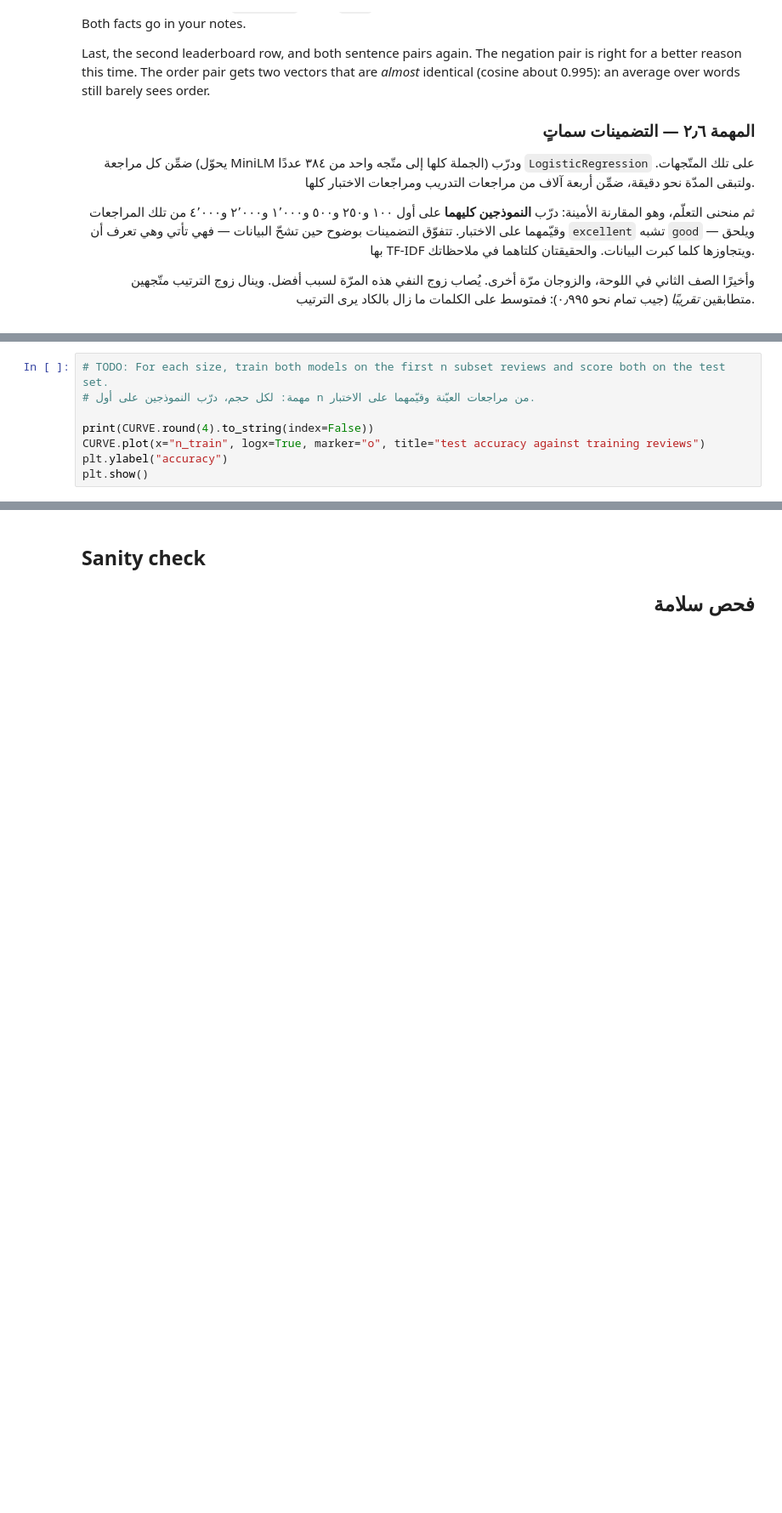
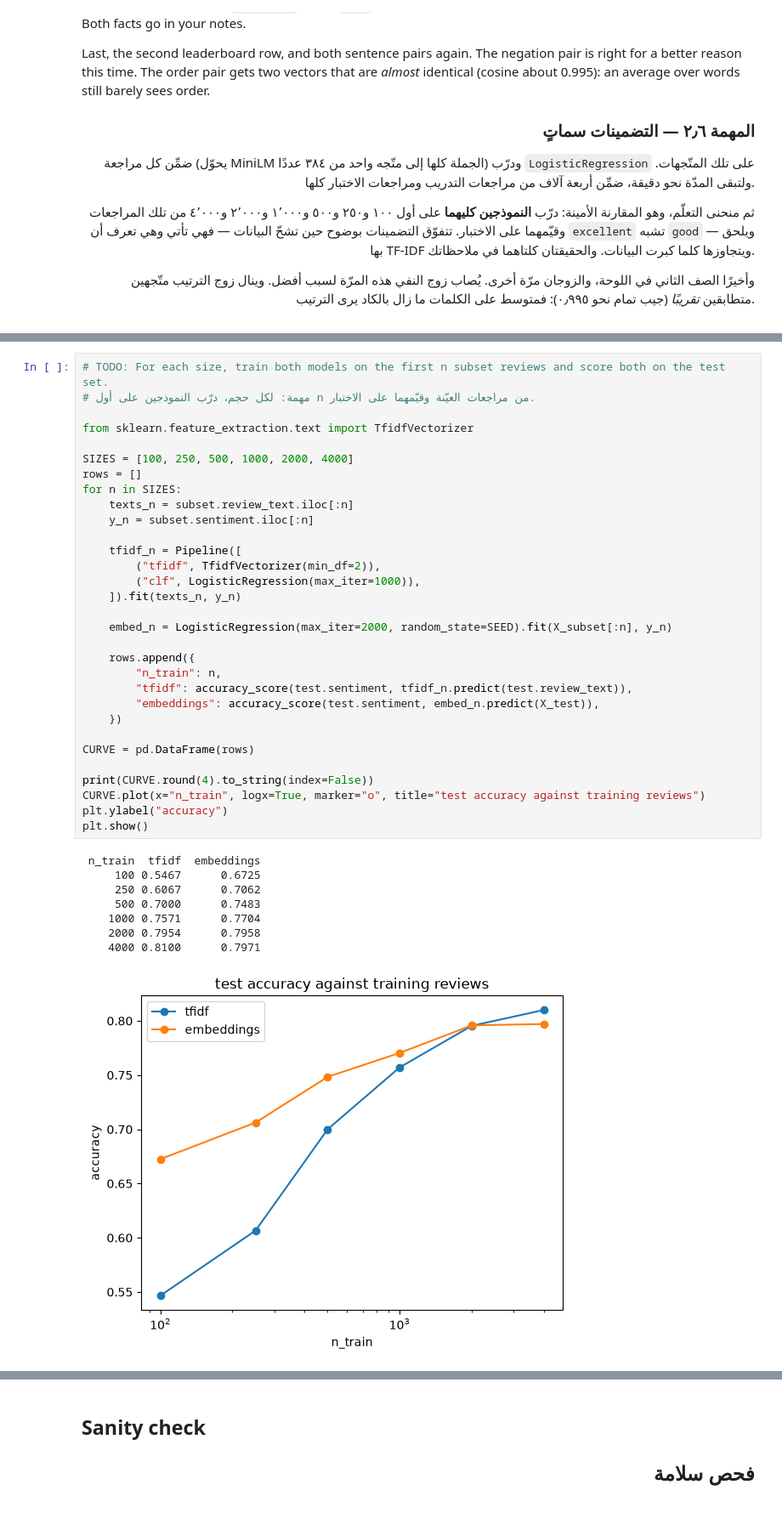
Before and after one commit to OMH-sa/AIEP_Olo_student, a Jupyter notebook: week_5_nlp_foundations/labs/D1_text_to_vectors/D1_text_to_vectors_blank.ipynb, the cells around one changed output, grey strips where cells are left out. Shown at 85% size. Cells and saved outputs as stored; diff of their text form; blank space fills up the shorter version.

Commit message:
W5D1_text_to_vectors_lab

```diff
--- a/week_5_nlp_foundations/labs/D1_text_to_vectors/D1_text_to_vectors_blank.ipynb
+++ b/week_5_nlp_foundations/labs/D1_text_to_vectors/D1_text_to_vectors_blank.ipynb
@@ -623,11 +752,43 @@ print(f"embedded {len(subset):,} + {len(test):,} reviews in {time.perf_counter()
 # %%
 # TODO: For each size, train both models on the first n subset reviews and score both on the test set.
 # مهمة: لكل حجم، درّب النموذجين على أول n من مراجعات العيّنة وقيّمهما على الاختبار.
+
+from sklearn.feature_extraction.text import TfidfVectorizer
+
+SIZES = [100, 250, 500, 1000, 2000, 4000]
+rows = []
+for n in SIZES:
+    texts_n = subset.review_text.iloc[:n]
+    y_n = subset.sentiment.iloc[:n]
+
+    tfidf_n = Pipeline([
+        ("tfidf", TfidfVectorizer(min_df=2)),
+        ("clf", LogisticRegression(max_iter=1000)),
+    ]).fit(texts_n, y_n)
+
+    embed_n = LogisticRegression(max_iter=2000, random_state=SEED).fit(X_subset[:n], y_n)
+
+    rows.append({
+        "n_train": n,
+        "tfidf": accuracy_score(test.sentiment, tfidf_n.predict(test.review_text)),
+        "embeddings": accuracy_score(test.sentiment, embed_n.predict(X_test)),
+    })
+
+CURVE = pd.DataFrame(rows)
 
 print(CURVE.round(4).to_string(index=False))
 CURVE.plot(x="n_train", logx=True, marker="o", title="test accuracy against training reviews")
 plt.ylabel("accuracy")
 plt.show()
+# %% [output]
+ n_train  tfidf  embeddings
+     100 0.5467      0.6725
+     250 0.6067      0.7062
+     500 0.7000      0.7483
+    1000 0.7571      0.7704
+    2000 0.7954      0.7958
+    4000 0.8100      0.7971
+[figure, added]
 # %%
 start = time.perf_counter()
 embedding_model = LogisticRegression(max_iter=2000, random_state=SEED).fit(X_subset, subset.sentiment)
```
Also changed, not shown: parts of 17 cells of this notebook.
